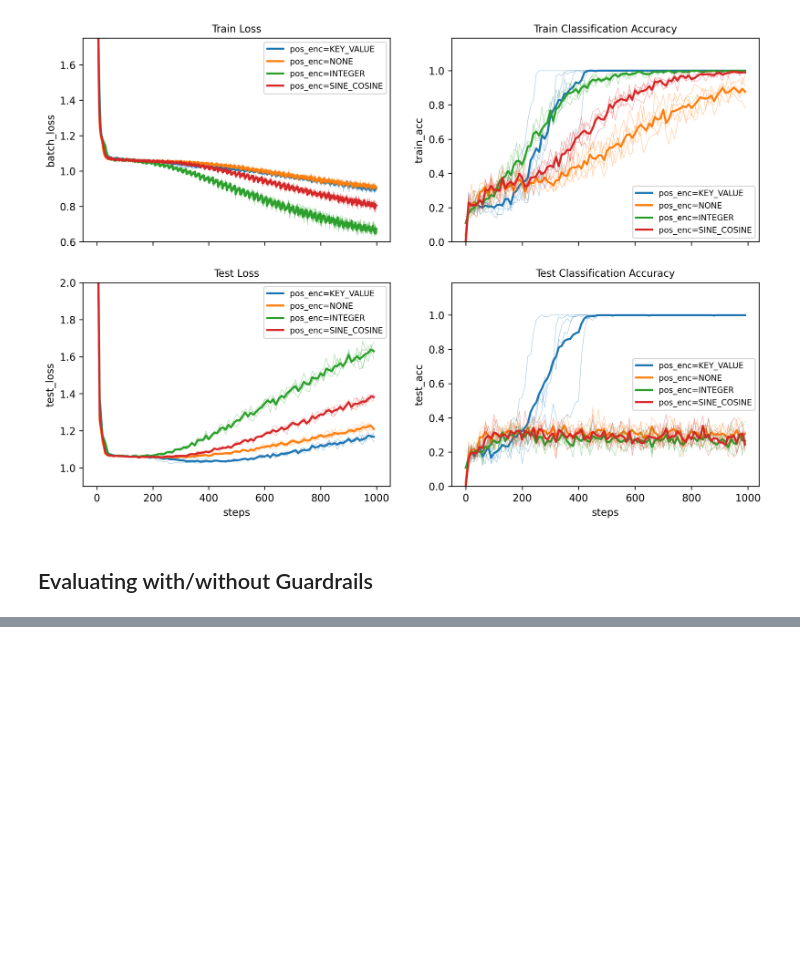
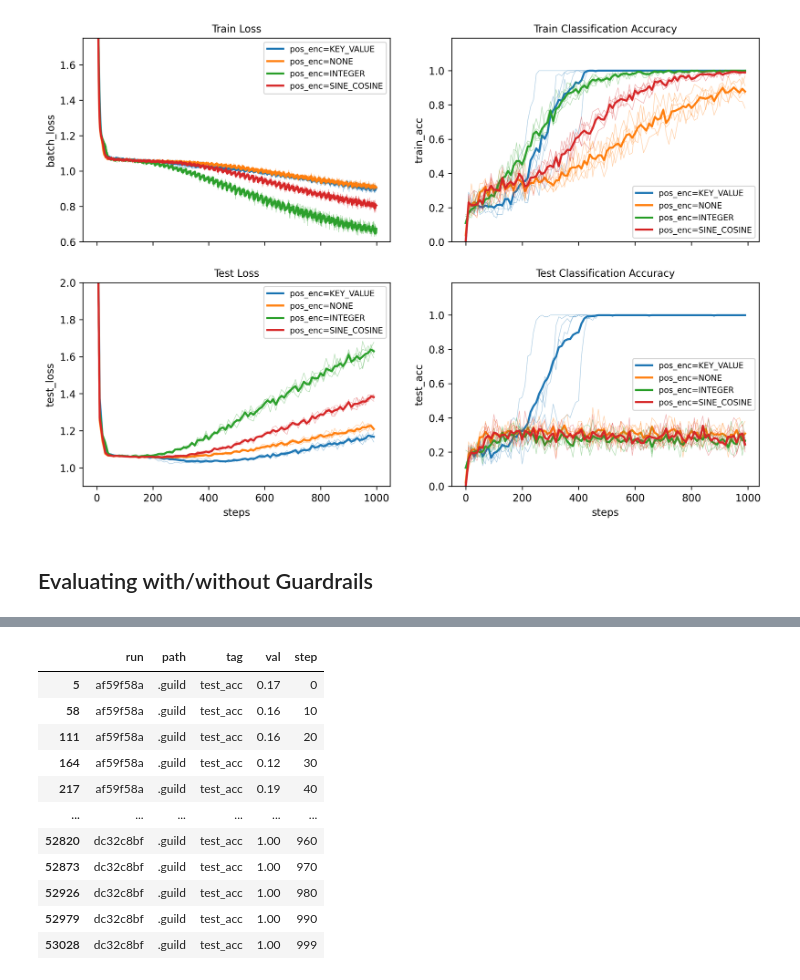
Before and after one commit to rueckstiess/origami, a Jupyter notebook: notebooks/dungeon-results.ipynb, the cells around one changed output, grey strips where cells are left out. Saved outputs shown, nothing was run; the diff lists cells and outputs as text; code cells hidden in the pictures; blank space fills up the shorter version.

```diff
--- a/notebooks/dungeon-results.ipynb
+++ b/notebooks/dungeon-results.ipynb
@@ -362,0 +262,74 @@ ax[1, 1].set_ylim(0.0, 1.19)
+# %%
+import guild.ipy as guild
+import matplotlib.pyplot as plt
+import numpy as np
+
+from origami.utils.guild import plot_scalar_history
+
+
+runs_gr = guild.runs(labels=["ablation-6-dungeons-easy"], filter_expr="model.guardrails=STRUCTURE_AND_VALUES")
+runs_no_gr = guild.runs(labels=["ablation-6-dungeons-easy"], filter_expr="model.guardrails=NONE")
+
+display(runs_gr)
+display(runs_no_gr)
+
+scalars_gr = runs_gr.scalars_detail()
+scalars_no_gr = runs_no_gr.scalars_detail()
+
+# filter rows where tag == test_acc
+
+scalars_gr = scalars_gr[scalars_gr["tag"] == "test_acc"]
+scalars_no_gr = scalars_no_gr[scalars_no_gr["tag"] == "test_acc"]
+
+
+def find_first_match(df, column, value):
+    matches = df[df[column] == value]
+    return matches.iloc[0]["step"] if not matches.empty else None
+
+
+# add run hash as column
+scalars_gr["run"] = [run.id[:8] for run in scalars_gr["run"]]
+scalars_no_gr["run"] = [run.id[:8] for run in scalars_no_gr["run"]]
+
+display(scalars_gr)
+display(scalars_no_gr)
+
+# get distinct run IDs
+
+run_ids_gr = scalars_gr["run"].unique()
+run_ids_no_gr = scalars_no_gr["run"].unique()
+
+print(run_ids_gr)
+print(run_ids_no_gr)
+
+n_successes_gr = []
+n_successes_no_gr = []
+
+for rid in run_ids_gr:
+    # filter rows where run column is rid
+    run_gr = scalars_gr[scalars_gr["run"] == rid]
+
+    # find first match where val is 1.0
+    n_successes_gr.append(find_first_match(run_gr, "val", 1.0))
+
+for rid in run_ids_no_gr:
+    # filter rows where run column is rid
+    run_no_gr = scalars_no_gr[scalars_no_gr["run"] == rid]
+
+    # find first match where val is 1.0
+    n_successes_no_gr.append(find_first_match(run_no_gr, "val", 1.0))
+
+print(n_successes_gr)
+print(n_successes_no_gr)
+
+# calculate means and stds of n_successes
+
+n_successes_gr_mean = np.mean(n_successes_gr)
+n_successes_no_gr_mean = np.mean(n_successes_no_gr)
+
+n_successes_gr_std = np.std(n_successes_gr)
+n_successes_no_gr_std = np.std(n_successes_no_gr)
+
+print(f"guardrails mean: {n_successes_gr_mean}, std: {n_successes_gr_std}")
+print(f"no guardrails mean: {n_successes_no_gr_mean}, std: {n_successes_no_gr_std}")
+# %% [output]
@@ -362,0 +358,12 @@ ax[1, 1].set_ylim(0.0, 1.19)
+|  | run | path | tag | val | step |
+| 5 | af59f58a | .guild | test_acc | 0.17 | 0 |
+| 58 | af59f58a | .guild | test_acc | 0.16 | 10 |
+| 111 | af59f58a | .guild | test_acc | 0.16 | 20 |
+| 164 | af59f58a | .guild | test_acc | 0.12 | 30 |
+| 217 | af59f58a | .guild | test_acc | 0.19 | 40 |
+| ... | ... | ... | ... | ... | ... |
+| 52820 | dc32c8bf | .guild | test_acc | 1.00 | 960 |
+| 52873 | dc32c8bf | .guild | test_acc | 1.00 | 970 |
+| 52926 | dc32c8bf | .guild | test_acc | 1.00 | 980 |
+| 52979 | dc32c8bf | .guild | test_acc | 1.00 | 990 |
+| 53028 | dc32c8bf | .guild | test_acc | 1.00 | 999 |
```
Also changed, not shown: parts of 3 cells of this notebook.
